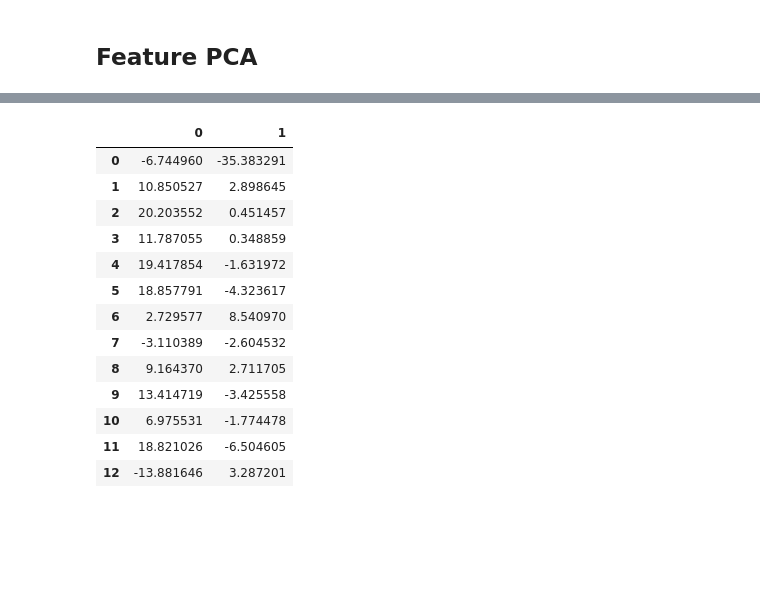
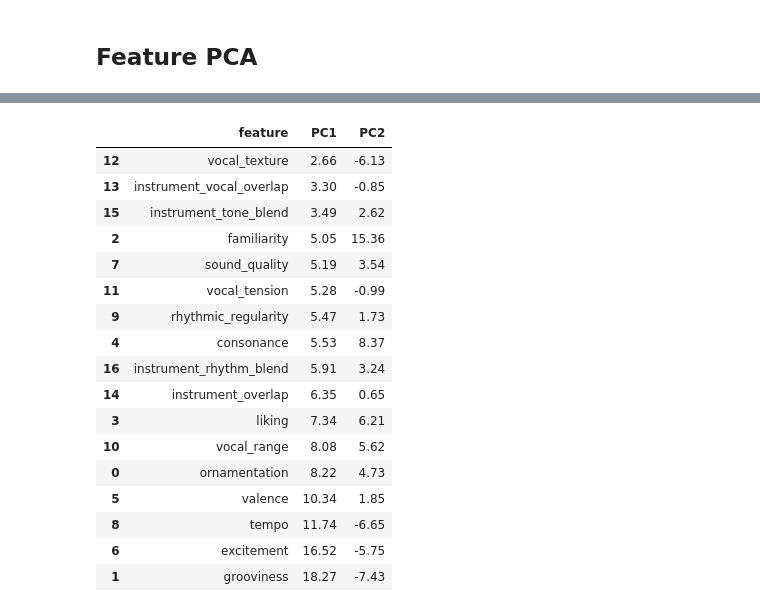
Before and after one commit to comp-music-lab/indian-music-data, a Jupyter notebook: Correlation.ipynb, the cells around one changed output, grey strips where cells are left out. Cells and saved outputs as stored; diff of their text form; code cells hidden in the pictures; blank space fills up the shorter version.

```diff
--- a/Correlation.ipynb
+++ b/Correlation.ipynb
@@ -848,17 +835,27 @@ fig.show()
 # %%
-pd.DataFrame(loadings)
+loadings_df = pd.DataFrame()
+loadings_df = round(pd.DataFrame(loadings),2)
+features = pd.DataFrame(df.columns, columns=['feature'])
+loadings_df = pd.concat([features, loadings_df], axis=1)
-# %% [output]
-|  | 0 | 1 |
-| 0 | -6.744960 | -35.383291 |
-| 1 | 10.850527 | 2.898645 |
-| 2 | 20.203552 | 0.451457 |
-| 3 | 11.787055 | 0.348859 |
-| 4 | 19.417854 | -1.631972 |
-| 5 | 18.857791 | -4.323617 |
-| 6 | 2.729577 | 8.540970 |
-| 7 | -3.110389 | -2.604532 |
-| 8 | 9.164370 | 2.711705 |
-| 9 | 13.414719 | -3.425558 |
-| 10 | 6.975531 | -1.774478 |
-| 11 | 18.821026 | -6.504605 |
-| 12 | -13.881646 | 3.287201 |
+# %%
+loadings_df = loadings_df.rename({0:'PC1', 1:'PC2'}, axis=1)
+loadings_df.sort_values(by=['PC1'])
+# %% [output]
+|  | feature | PC1 | PC2 |
+| 12 | vocal_texture | 2.66 | -6.13 |
+| 13 | instrument_vocal_overlap | 3.30 | -0.85 |
+| 15 | instrument_tone_blend | 3.49 | 2.62 |
+| 2 | familiarity | 5.05 | 15.36 |
+| 7 | sound_quality | 5.19 | 3.54 |
+| 11 | vocal_tension | 5.28 | -0.99 |
+| 9 | rhythmic_regularity | 5.47 | 1.73 |
+| 4 | consonance | 5.53 | 8.37 |
+| 16 | instrument_rhythm_blend | 5.91 | 3.24 |
+| 14 | instrument_overlap | 6.35 | 0.65 |
+| 3 | liking | 7.34 | 6.21 |
+| 10 | vocal_range | 8.08 | 5.62 |
+| 0 | ornamentation | 8.22 | 4.73 |
+| 5 | valence | 10.34 | 1.85 |
+| 8 | tempo | 11.74 | -6.65 |
+| 6 | excitement | 16.52 | -5.75 |
+| 1 | grooviness | 18.27 | -7.43 |
```
Also changed, not shown: parts of 8 cells of this notebook, 7 other files.
